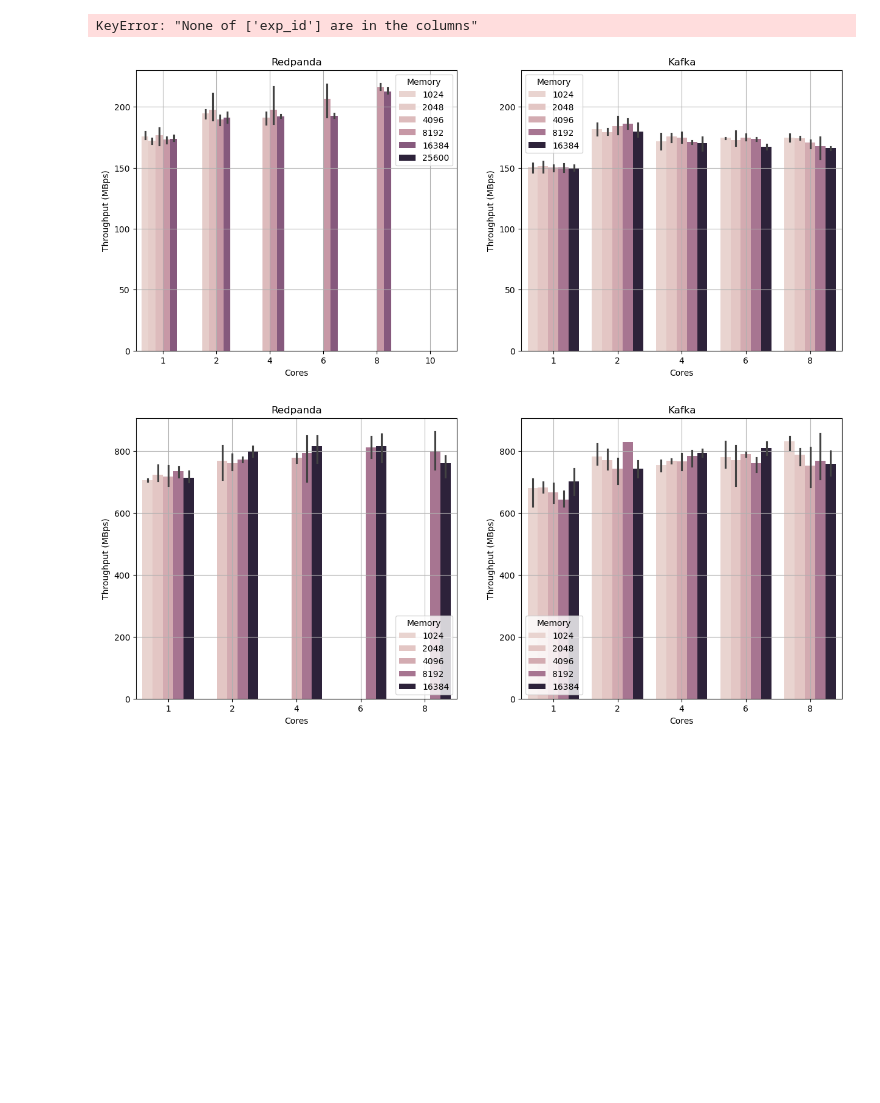
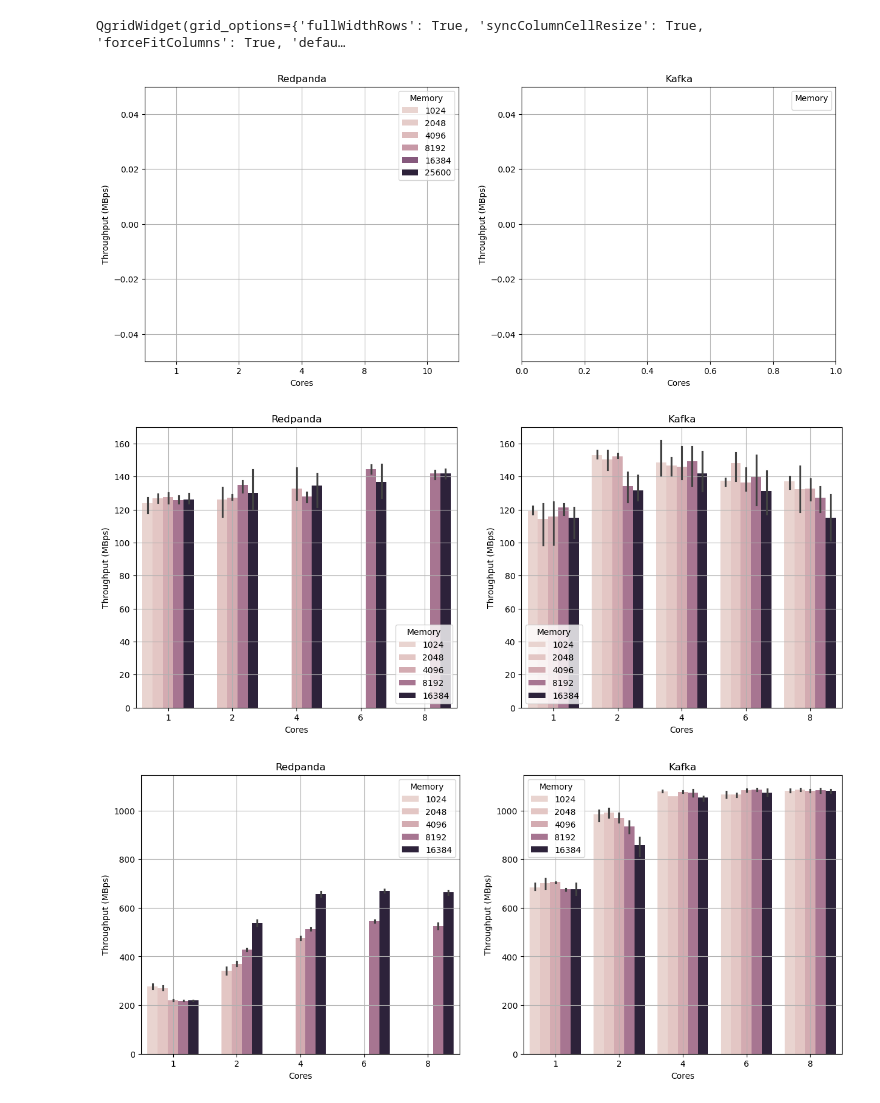
Before and after one commit to stream-energy/greenflow, a Jupyter notebook: plots/1-cpu-mem-tput.ipynb, the cells around one changed output. Drawn from its saved outputs; the diff is of its cells as text; code cells hidden in the pictures; blank space fills up the shorter version.

```diff
--- a/plots/1-cpu-mem-tput.ipynb
+++ b/plots/1-cpu-mem-tput.ipynb
@@ -64,6 +64,7 @@ def plot_throughput_vs_memory(enriched_data: pd.DataFrame):
     plt.grid(True)
     plt.show()
 # %%
+common = dict(cutoff_begin=cutoff_begin, cutoff_end=cutoff_end, type="memImpact")
 ovhnvme_1 = an.full_analytical_pipeline(
     cutoff_begin=cutoff_begin,
     cutoff_end=cutoff_end,
@@ -71,24 +72,32 @@ ovhnvme_1 = an.full_analytical_pipeline(
     type="memImpact",
     partitions=1,
 )
-ovhnvme_100 = an.full_analytical_pipeline(
-    cutoff_begin=cutoff_begin,
-    cutoff_end=cutoff_end,
-    cluster="ovhnvme",
-    type="memImpact",
-    partitions=120,
-)
-ovhnvme_100 = ovhnvme_100[ovhnvme_100["broker_cpu"].astype(int) <= 8]
-ovhnvme_100 = ovhnvme_100[ovhnvme_100["broker_mem"] != "25Gi"]
+# ovhnvme_100 = an.full_analytical_pipeline(
+#     cutoff_begin=cutoff_begin,
+#     cutoff_end=cutoff_end,
+#     cluster="ovhnvme",
+#     type="memImpact",
+#     partitions=120,
+# )
+# ovhnvme_100 = ovhnvme_100[ovhnvme_100["broker_cpu"].astype(int) <= 8]
+# ovhnvme_100 = ovhnvme_100[ovhnvme_100["broker_mem"] != "25Gi"]
+grappe_1 = an.full_analytical_pipeline(**common, cluster="grappe", partitions=1)
+grappe_100 = an.full_analytical_pipeline(**common, cluster="grappe", partitions=120)
+taurus_1 = an.full_analytical_pipeline(**common, cluster="taurus", partitions=1)
+taurus_100 = an.full_analytical_pipeline(**common, cluster="taurus", partitions=120)
+
+an.create_qgrid_widget(ovhnvme_1)
 # %% [output]
-KeyError: "None of ['exp_id'] are in the columns"
+QgridWidget(grid_options={'fullWidthRows': True, 'syncColumnCellResize': True, 'forceFitColumns': True, 'defau…
 # %%
 plot_throughput_vs_memory(ovhnvme_1)
-plot_throughput_vs_memory(ovhnvme_100)
+# plot_throughput_vs_memory(ovhnvme_100)
 # %% [output]
-[figure, old version]
+[figure, new version]
-[figure, removed]
 # %%
-# plot_throughput_vs_memory(grappe_1)
-# plot_throughput_vs_memory(grappe_100)
+plot_throughput_vs_memory(grappe_1)
+plot_throughput_vs_memory(grappe_100)
+# %% [output]
+[figure, added]
+[figure, added]
 # %%
```
Also changed, not shown: parts of 2 cells of this notebook, 7 other files.
